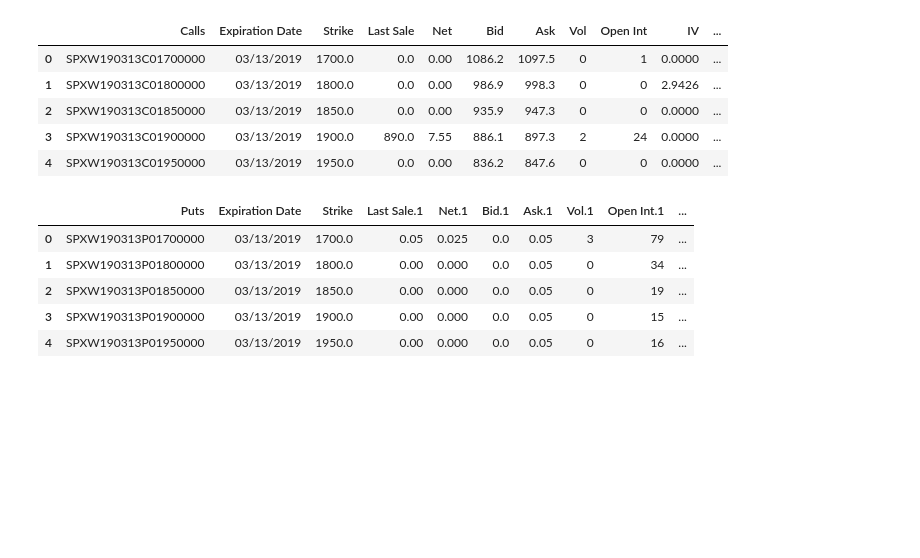
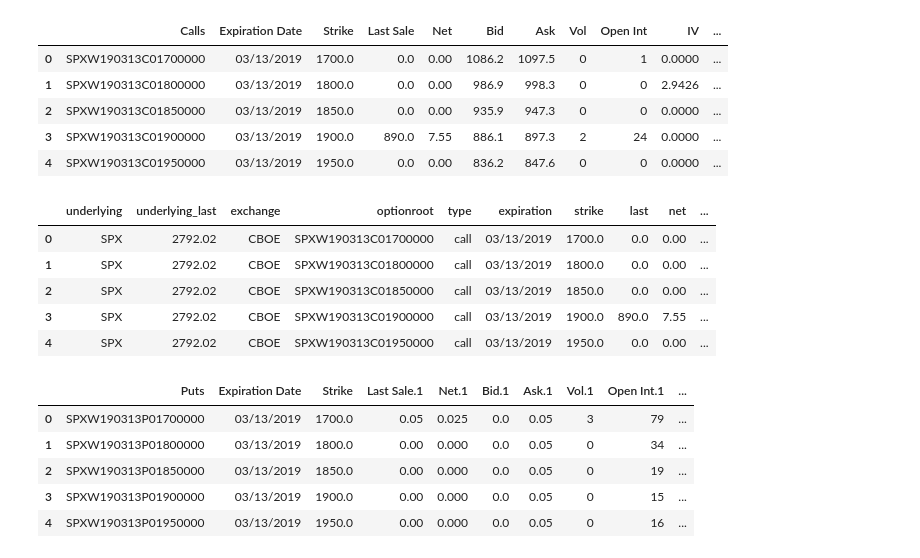
Before and after one commit to lambdaclass/finance_playground, a Jupyter notebook: notebooks/0.2-metdinov-wrangling-cboe-data.ipynb, the cells around one changed output. Drawn from its saved outputs; the diff is of its cells as text; code cells hidden in the pictures; blank space fills up the shorter version.

```diff
--- a/notebooks/0.2-metdinov-wrangling-cboe-data.ipynb
+++ b/notebooks/0.2-metdinov-wrangling-cboe-data.ipynb
@@ -56,6 +60,22 @@ calls.head()
 | 2 | SPXW190313C01850000 | 03/13/2019 | 1850.0 | 0.0 | 0.00 | 935.9 | 947.3 | 0 | 0 | 0.0000 | ... |
 | 3 | SPXW190313C01900000 | 03/13/2019 | 1900.0 | 890.0 | 7.55 | 886.1 | 897.3 | 2 | 24 | 0.0000 | ... |
 | 4 | SPXW190313C01950000 | 03/13/2019 | 1950.0 | 0.0 | 0.00 | 836.2 | 847.6 | 0 | 0 | 0.0000 | ... |
+# %%
+renamed_columns = ["optionroot", "expiration", "strike", "last", "net", "bid",
+       "ask", "volume", "openinterest", "impliedvol", "delta", "gamma"]
+calls.columns = renamed_columns
+calls.insert(loc=0, column="underlying", value="SPX")
+calls.insert(loc=1, column="underlying_last", value=spot_price)
+calls.insert(loc=2, column="exchange", value="CBOE")
+calls.insert(loc=4, column="type", value="call")
+calls.head()
+# %% [output]
+|  | underlying | underlying_last | exchange | optionroot | type | expiration | strike | last | net | ... |
+| 0 | SPX | 2792.02 | CBOE | SPXW190313C01700000 | call | 03/13/2019 | 1700.0 | 0.0 | 0.00 | ... |
+| 1 | SPX | 2792.02 | CBOE | SPXW190313C01800000 | call | 03/13/2019 | 1800.0 | 0.0 | 0.00 | ... |
+| 2 | SPX | 2792.02 | CBOE | SPXW190313C01850000 | call | 03/13/2019 | 1850.0 | 0.0 | 0.00 | ... |
+| 3 | SPX | 2792.02 | CBOE | SPXW190313C01900000 | call | 03/13/2019 | 1900.0 | 890.0 | 7.55 | ... |
+| 4 | SPX | 2792.02 | CBOE | SPXW190313C01950000 | call | 03/13/2019 | 1950.0 | 0.0 | 0.00 | ... |
 # %%
 put_columns = ["Puts", "Expiration Date", "Strike", "Last Sale.1", "Net.1", "Bid.1", "Ask.1", "Vol.1", "Open Int.1", "IV.1", "Delta.1", "Gamma.1"]
 # %%
```
Also changed, not shown: parts of 12 cells of this notebook.
